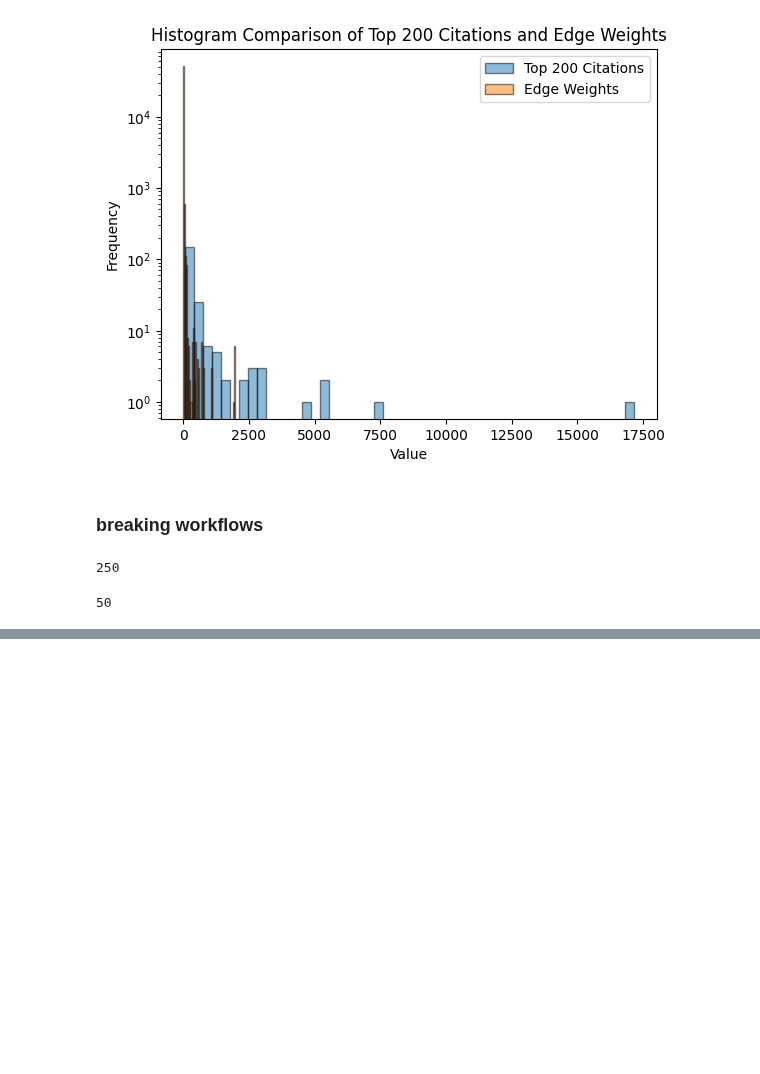
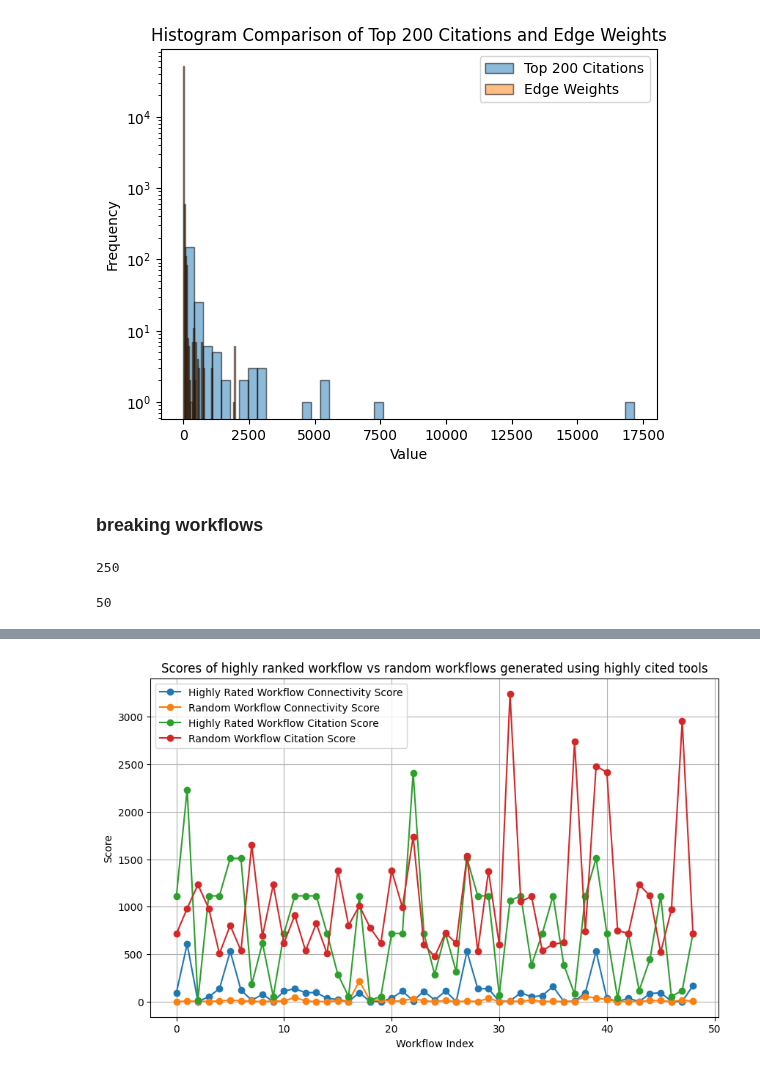
Before and after one commit to Workflomics/pubmetric, a Jupyter notebook: dev-viz-notebooks/random_dataset_gen .ipynb, the cells around one changed output, grey strips where cells are left out. Drawn from its saved outputs; the diff is of its cells as text; code cells hidden in the pictures; blank space fills up the shorter version.

```diff
--- a/dev-viz-notebooks/random_dataset_gen .ipynb
+++ b/dev-viz-notebooks/random_dataset_gen .ipynb
@@ -205,0 +206,40 @@ t-statistic: 1.7007977568340644, p-value: 0.09545193931215146
+# %%
+from wfqc.workflow import generate_random_workflow
+
+# I will now create randomm workflows with the same strructure as the original ones, using only the top 200 tools
+
+higly_ranked_workflow_scores = []
+random_workflow_scores = []
+citations_higly_ranked_workflow_scores = []
+citations_random_workflow_scores = []
+
+for workflow in highly_rated_workflows:
+    workflow = convert_to_tuples(workflow)
+    if not workflow:
+        continue
+
+    random_workflow = generate_random_workflow(top200_tools, workflow)
+
+
+    higly_ranked_workflow_scores.append( connectivity(graph, workflow) )
+    random_workflow_scores.append( connectivity(graph, random_workflow) )
+
+    citations_higly_ranked_workflow_scores.append( citations(citation_data, workflow) )
+    citations_random_workflow_scores.append( citations(citation_data, random_workflow) )
+# %%
+
+plt.figure(figsize=(10, 6))
+
+plt.plot(higly_ranked_workflow_scores, label='Highly Rated Workflow Connectivity Score', marker='o')
+plt.plot(random_workflow_scores, label='Random Workflow Connectivity Score', marker='o')
+plt.plot(citations_higly_ranked_workflow_scores, label='Highly Rated Workflow Citation Score', marker='o')
+plt.plot(citations_random_workflow_scores, label='Random Workflow Citation Score', marker='o')
+
+plt.xlabel('Workflow Index')
+plt.ylabel('Score')
+plt.title('Scores of highly ranked workflow vs random workflows generated using highly cited tools')
+plt.legend()
+plt.grid(True)
+plt.show()
+# %% [output]
+[figure, added]
```
Also changed, not shown: parts of 6 cells of this notebook, 2 other files.
